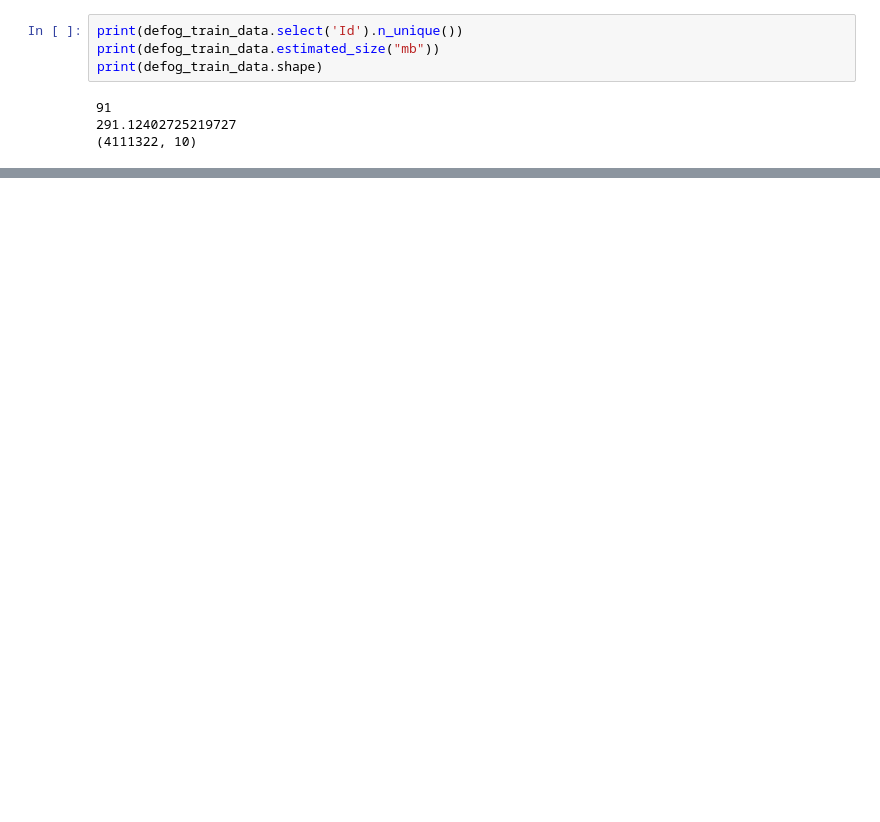
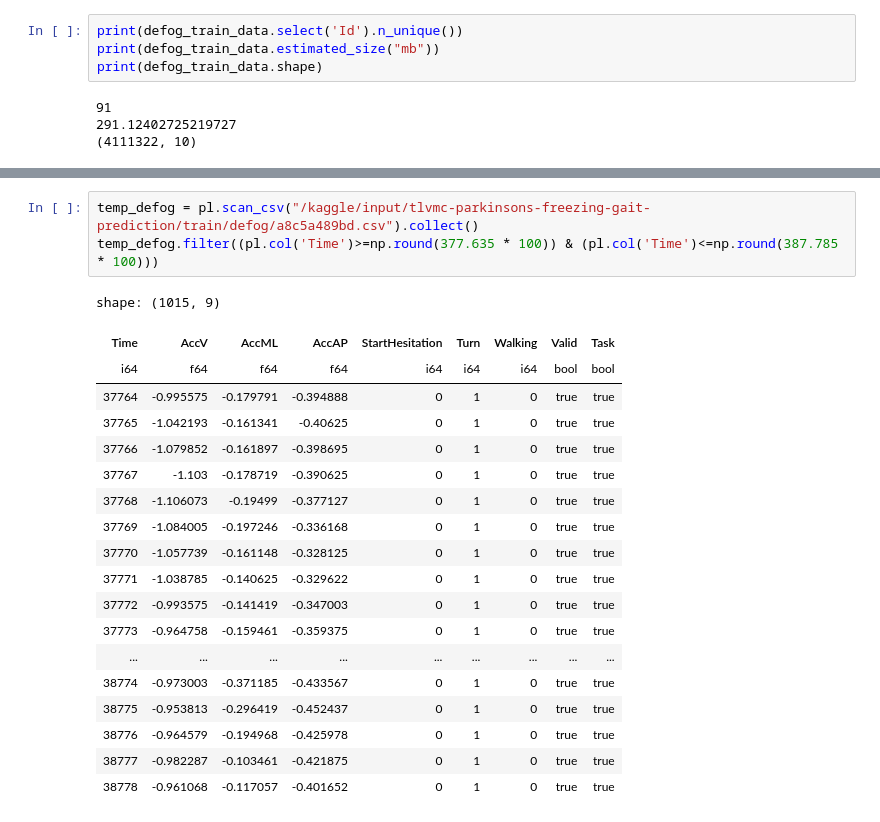
Before and after one commit to sumaniitm/parkinsons-freezing-gait-prediction, a Jupyter notebook: eda-on-data-using-polars.ipynb, the cells around one changed output, grey strips where cells are left out. Drawn from its saved outputs; the diff is of its cells as text; blank space fills up the shorter version.

```diff
--- a/eda-on-data-using-polars.ipynb
+++ b/eda-on-data-using-polars.ipynb
@@ -203,0 +202,23 @@ shape: (10, 10)
+# %%
+temp_defog = pl.scan_csv("/kaggle/input/tlvmc-parkinsons-freezing-gait-prediction/train/defog/a8c5a489bd.csv").collect()
+temp_defog.filter((pl.col('Time')>=np.round(377.635 * 100)) & (pl.col('Time')<=np.round(387.785 * 100)))
+# %% [output]
+shape: (1015, 9)
+| Time | AccV | AccML | AccAP | StartHesitation | Turn | Walking | Valid | Task |
+| i64 | f64 | f64 | f64 | i64 | i64 | i64 | bool | bool |
+| 37764 | -0.995575 | -0.179791 | -0.394888 | 0 | 1 | 0 | true | true |
+| 37765 | -1.042193 | -0.161341 | -0.40625 | 0 | 1 | 0 | true | true |
+| 37766 | -1.079852 | -0.161897 | -0.398695 | 0 | 1 | 0 | true | true |
+| 37767 | -1.103 | -0.178719 | -0.390625 | 0 | 1 | 0 | true | true |
+| 37768 | -1.106073 | -0.19499 | -0.377127 | 0 | 1 | 0 | true | true |
+| 37769 | -1.084005 | -0.197246 | -0.336168 | 0 | 1 | 0 | true | true |
+| 37770 | -1.057739 | -0.161148 | -0.328125 | 0 | 1 | 0 | true | true |
+| 37771 | -1.038785 | -0.140625 | -0.329622 | 0 | 1 | 0 | true | true |
+| 37772 | -0.993575 | -0.141419 | -0.347003 | 0 | 1 | 0 | true | true |
+| 37773 | -0.964758 | -0.159461 | -0.359375 | 0 | 1 | 0 | true | true |
+| ... | ... | ... | ... | ... | ... | ... | ... | ... |
+| 38774 | -0.973003 | -0.371185 | -0.433567 | 0 | 1 | 0 | true | true |
+| 38775 | -0.953813 | -0.296419 | -0.452437 | 0 | 1 | 0 | true | true |
+| 38776 | -0.964579 | -0.194968 | -0.425978 | 0 | 1 | 0 | true | true |
+| 38777 | -0.982287 | -0.103461 | -0.421875 | 0 | 1 | 0 | true | true |
+| 38778 | -0.961068 | -0.117057 | -0.401652 | 0 | 1 | 0 | true | true |
```
Also changed, not shown: parts of 14 cells of this notebook.
